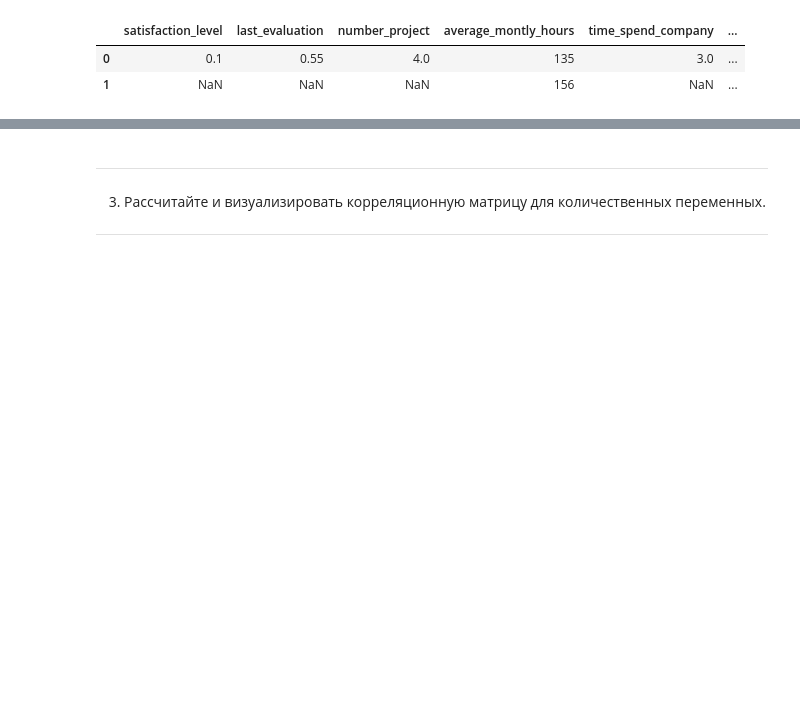
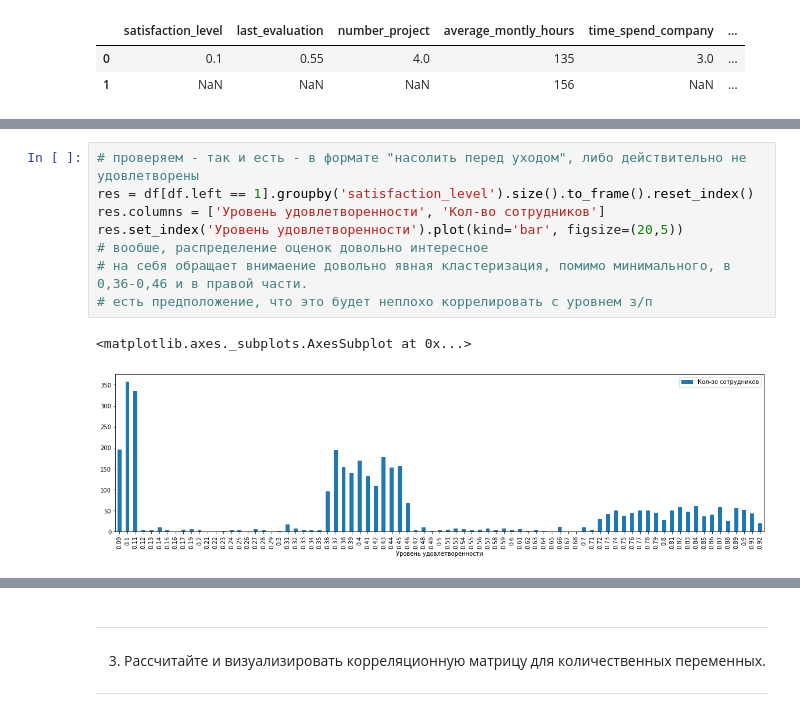
Before and after one commit to SergeyVolkonsky/PYDA-10, a Jupyter notebook: diplom/diplom.ipynb, the cells around one changed output, grey strips where cells are left out. Drawn from its saved outputs; the diff is of its cells as text; blank space fills up the shorter version.

```diff
--- a/diplom/diplom.ipynb
+++ b/diplom/diplom.ipynb
@@ -57,0 +68,11 @@ df.mode()
+# %%
+# проверяем - так и есть - в формате "насолить перед уходом", либо действительно не удовлетворены
+res = df[df.left == 1].groupby('satisfaction_level').size().to_frame().reset_index()
+res.columns = ['Уровень удовлетворенности', 'Кол-во сотрудников']
+res.set_index('Уровень удовлетворенности').plot(kind='bar', figsize=(20,5))
+# вообше, распределение оценок довольно интересное
+# на себя обращает внимаение довольно явная кластеризация, помимо минимального, в 0,36-0,46 и в правой части.
+# есть предположение, что это будет неплохо коррелировать с уровнем з/п
+# %% [output]
+<matplotlib.axes._subplots.AxesSubplot at 0x...>
+[figure, added]
```
Also changed, not shown: parts of 28 cells of this notebook.
